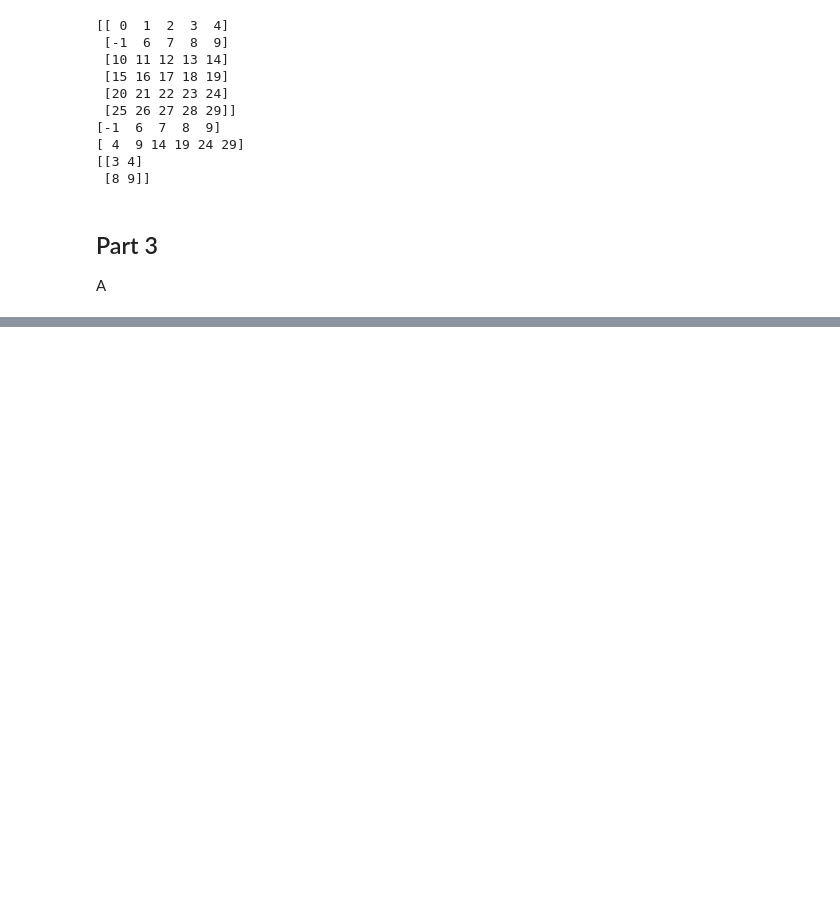
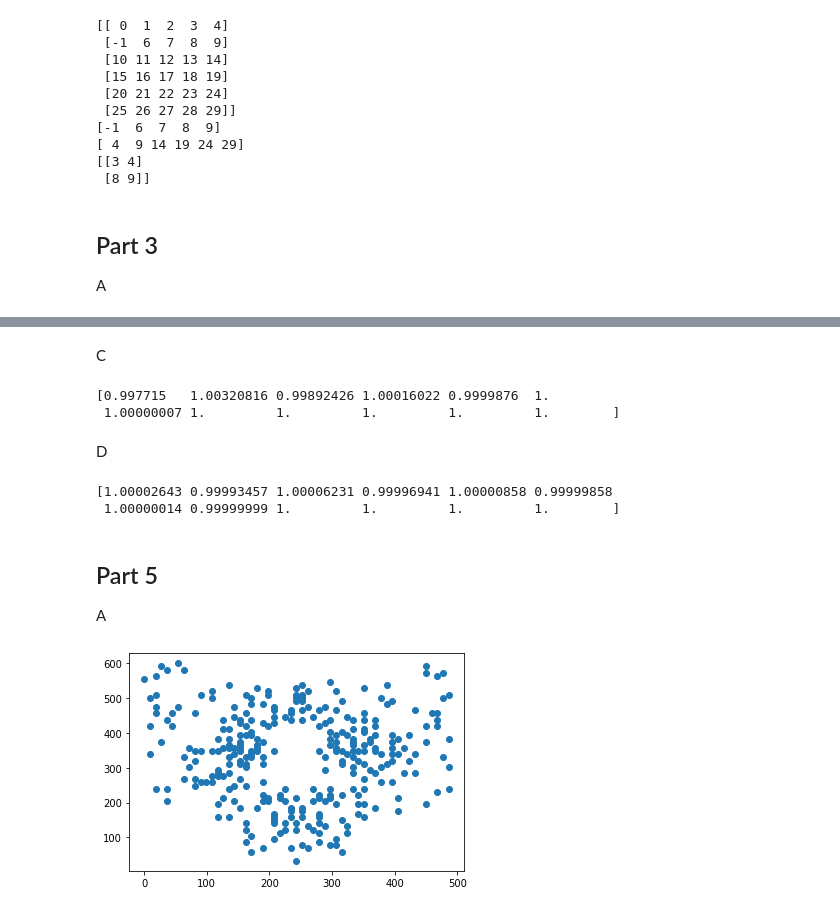
Before and after one commit to dtungpka/Applied-Mathematics-for-Artificial-Intelligence, a Jupyter notebook: Assignment_2/Assignment2.ipynb, the cells around one changed output, grey strips where cells are left out. Cells and saved outputs as stored; diff of their text form; code cells hidden in the pictures; blank space fills up the shorter version.

```diff
--- a/Assignment_2/Assignment2.ipynb
+++ b/Assignment_2/Assignment2.ipynb
@@ -335,0 +437,36 @@ A
+# %% [markdown]
+C
+# %%
+#First, solve the linear system the naïve way, pretending like you don’t know x. Import numpy.linalg,
+#invert V and multiply it by b. Print out your result. What should you get for your answer? If the answer is
+#different than what you expected, write a sentence about that difference.
+
+x = np.dot(la.inv(vander), b)
+print(x)
+# %% [output]
+[0.997715   1.00320816 0.99892426 1.00016022 0.9999876  1.
+ 1.00000007 1.         1.         1.         1.         1.        ]
+# %% [markdown]
+D
+# %%
+#Now, solve the same linear system using solve. Print out the result. Does it seem more or less in line
+#with what you’d expect
+
+x = la.solve(vander, b)
+print(x)
+# %% [output]
+[1.00002643 0.99993457 1.00006231 0.99996941 1.00000858 0.99999858
+ 1.00000014 0.99999999 1.         1.         1.         1.        ]
+# %% [markdown]
+## Part 5
+A
+# %%
+#load the coords.pkl and plot the points (file have a numpy array of 2D points 296x2)
+import pickle
+import matplotlib.pyplot as plt
+with open('coords.pkl', 'rb') as f:
+    coords = pickle.load(f)
+plt.scatter(coords[:,0], coords[:,1])
+plt.show()
+# %% [output]
+[figure, added]
```
Also changed, not shown: parts of 20 cells of this notebook, 1 other file.
